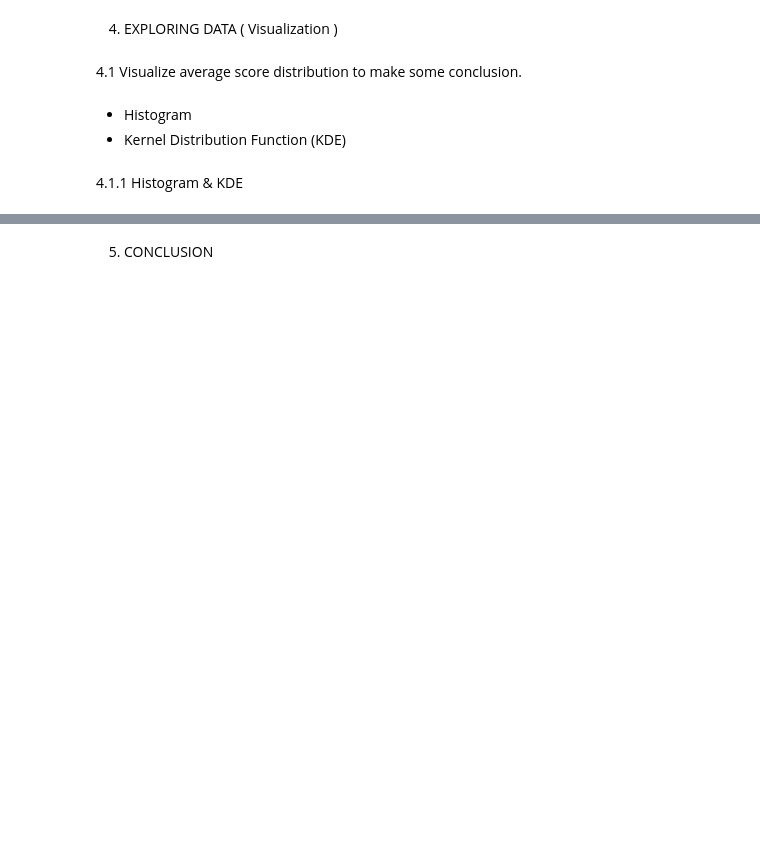
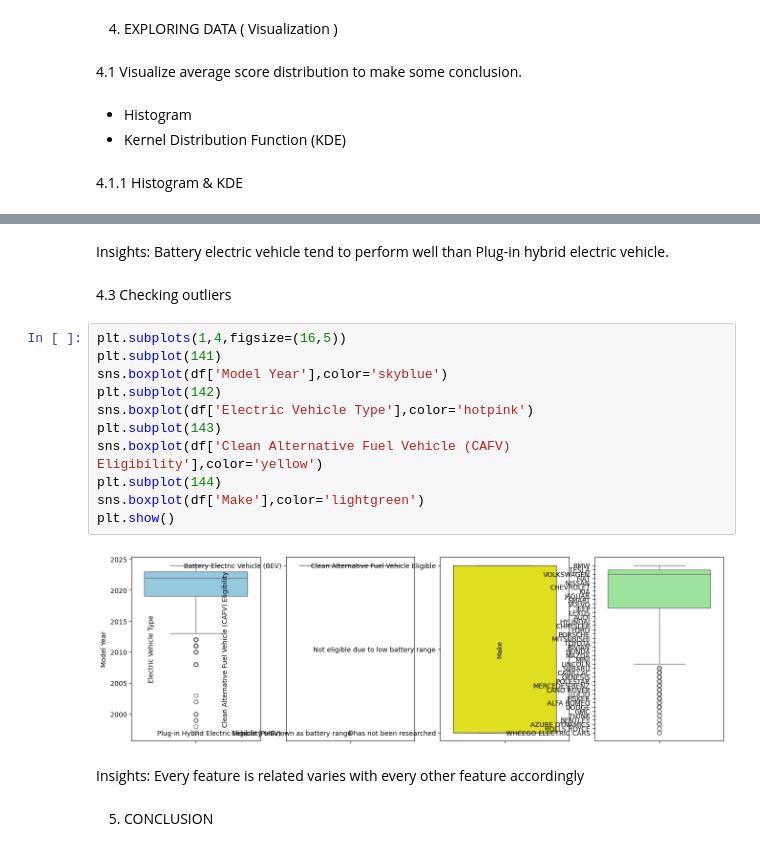
Before and after one commit to Sheetaljain10/EV_classifier, a Jupyter notebook: notebook/EDA_EV_DATA.ipynb, the cells around one changed output, grey strips where cells are left out. Cells and saved outputs as stored; diff of their text form; blank space fills up the shorter version.

```diff
--- a/notebook/EDA_EV_DATA.ipynb
+++ b/notebook/EDA_EV_DATA.ipynb
@@ -100,2 +263,23 @@ Insights:
+# %% [markdown]
+Insights:
+Battery electric vehicle tend to perform well than Plug-in hybrid electric vehicle.
+# %% [markdown]
+4.3 Checking outliers
+# %%
+plt.subplots(1,4,figsize=(16,5))
+plt.subplot(141)
+sns.boxplot(df['Model Year'],color='skyblue')
+plt.subplot(142)
+sns.boxplot(df['Electric Vehicle Type'],color='hotpink')
+plt.subplot(143)
+sns.boxplot(df['Clean Alternative Fuel Vehicle (CAFV) Eligibility'],color='yellow')
+plt.subplot(144)
+sns.boxplot(df['Make'],color='lightgreen')
+plt.show()
+# %% [output]
+[figure, added]
+# %% [markdown]
+Insights:
+Every feature is related varies with every other feature accordingly
 # %% [markdown]
 5) CONCLUSION
```
Also changed, not shown: parts of 23 cells of this notebook.
